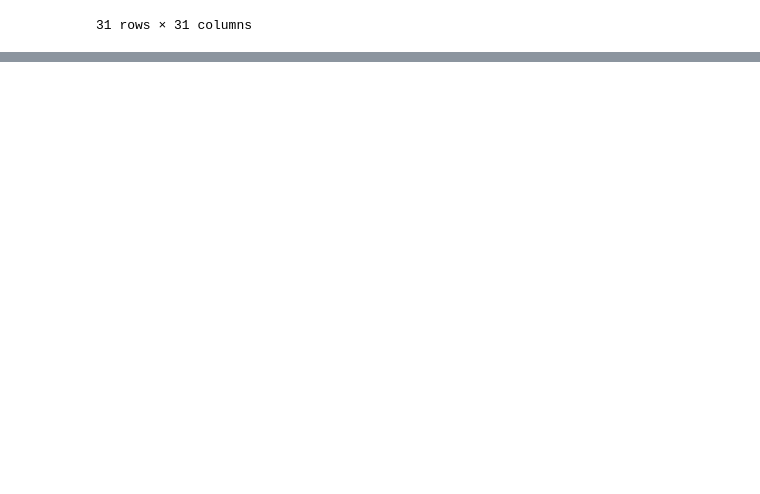
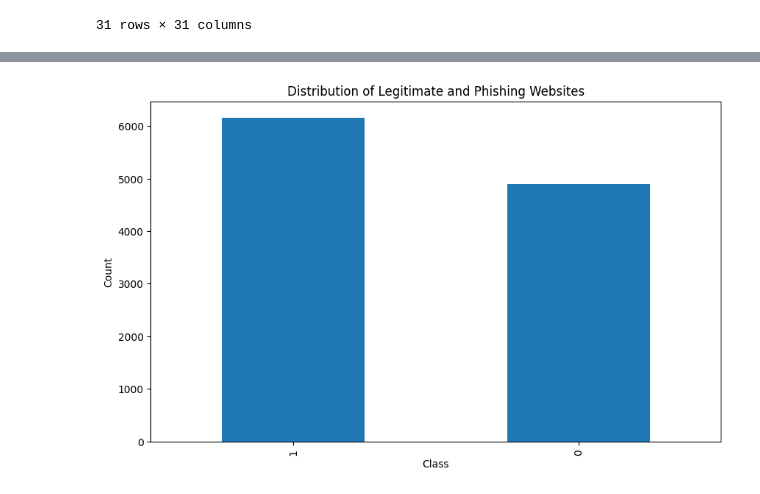
Before and after one commit to SuryaDev3006/Network-Intrusion-Detection, a Jupyter notebook: notebooks/EDA.ipynb, the cells around one changed output, grey strips where cells are left out. Cells and saved outputs as stored; diff of their text form; code cells hidden in the pictures; blank space fills up the shorter version.

```diff
--- a/notebooks/EDA.ipynb
+++ b/notebooks/EDA.ipynb
@@ -236,0 +372,9 @@ df.corr()
+# %%
+plt.figure(figsize=(10,6))
+df["Result"].value_counts().plot(kind='bar')
+plt.title("Distribution of Legitimate and Phishing Websites")
+plt.xlabel("Class")
+plt.ylabel("Count")
+plt.show()
+# %% [output]
+[figure, added]
```
Also changed, not shown: parts of 20 cells of this notebook, 6 other files.
